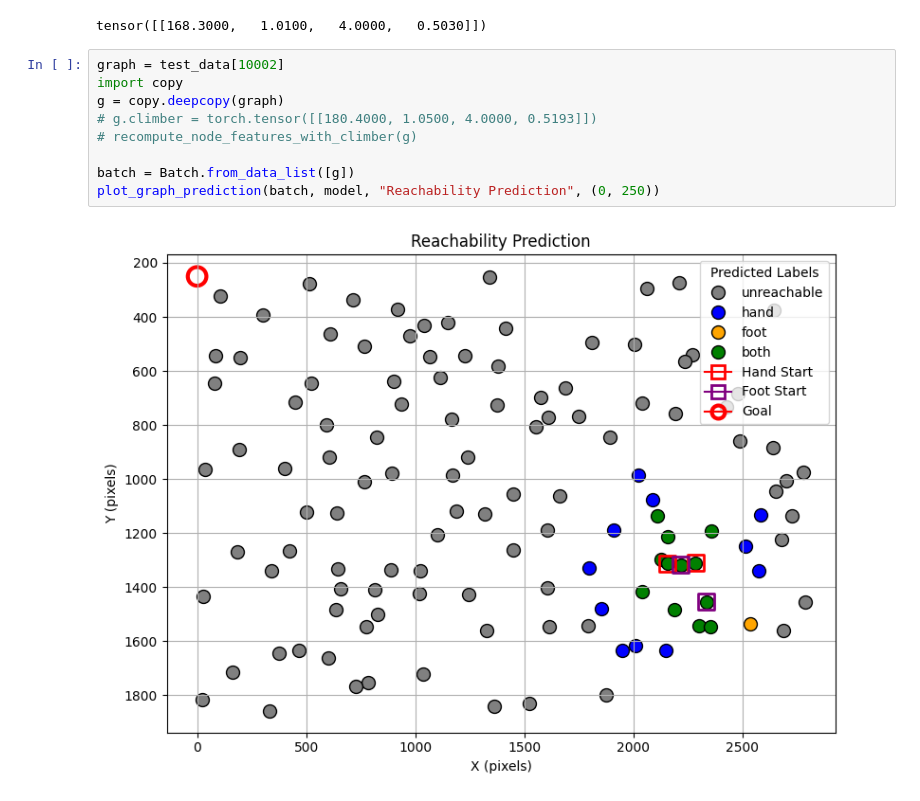
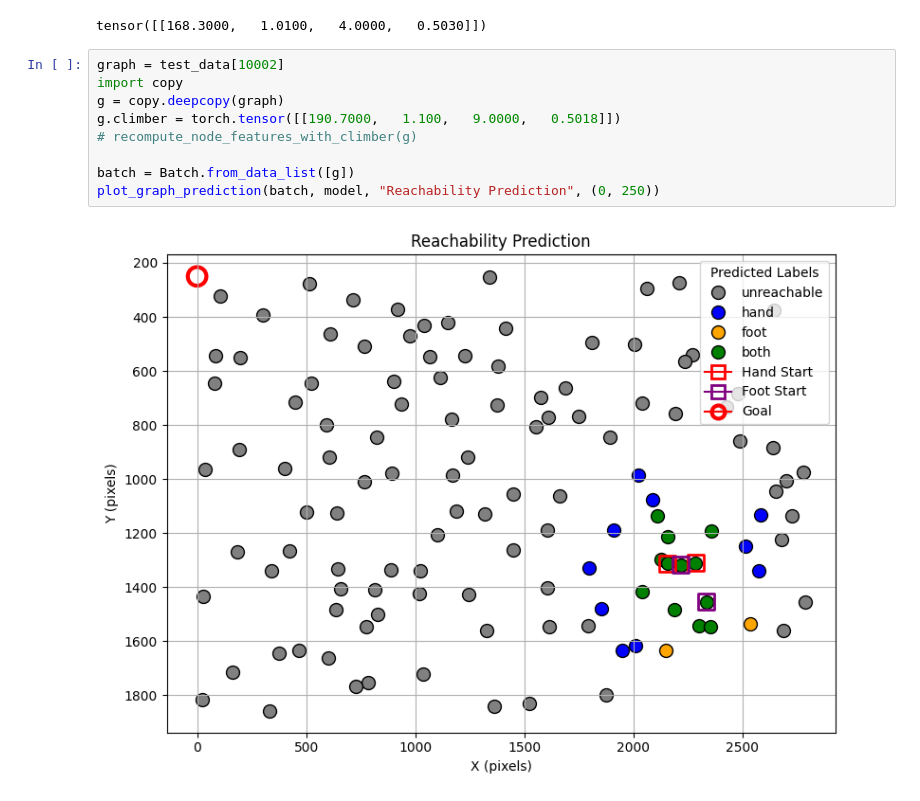
Before and after one commit to Alger3/Climbing_Model, a Jupyter notebook: model/reachability_gnn.ipynb, the cells around one changed output. Saved outputs shown, nothing was run; the diff lists cells and outputs as text.

```diff
--- a/model/reachability_gnn.ipynb
+++ b/model/reachability_gnn.ipynb
@@ -240,14 +240,14 @@ tensor([[168.3000,   1.0100,   4.0000,   0.5030]])
 # %%
 graph = test_data[10002]
 import copy
 g = copy.deepcopy(graph)
-# g.climber = torch.tensor([[180.4000, 1.0500, 4.0000, 0.5193]])
+g.climber = torch.tensor([[190.7000,   1.100,   9.0000,   0.5018]])
 # recompute_node_features_with_climber(g)
 
 batch = Batch.from_data_list([g])
 plot_graph_prediction(batch, model, "Reachability Prediction", (0, 250))
 # %% [output]
-[figure, old version]
+[figure, new version]
 # %%
 # TODO: Need to change
 simulate_climb_to_goal(batch, model, (0, 250))
```
Also changed, not shown: parts of 1 cell of this notebook, 1 other file.
